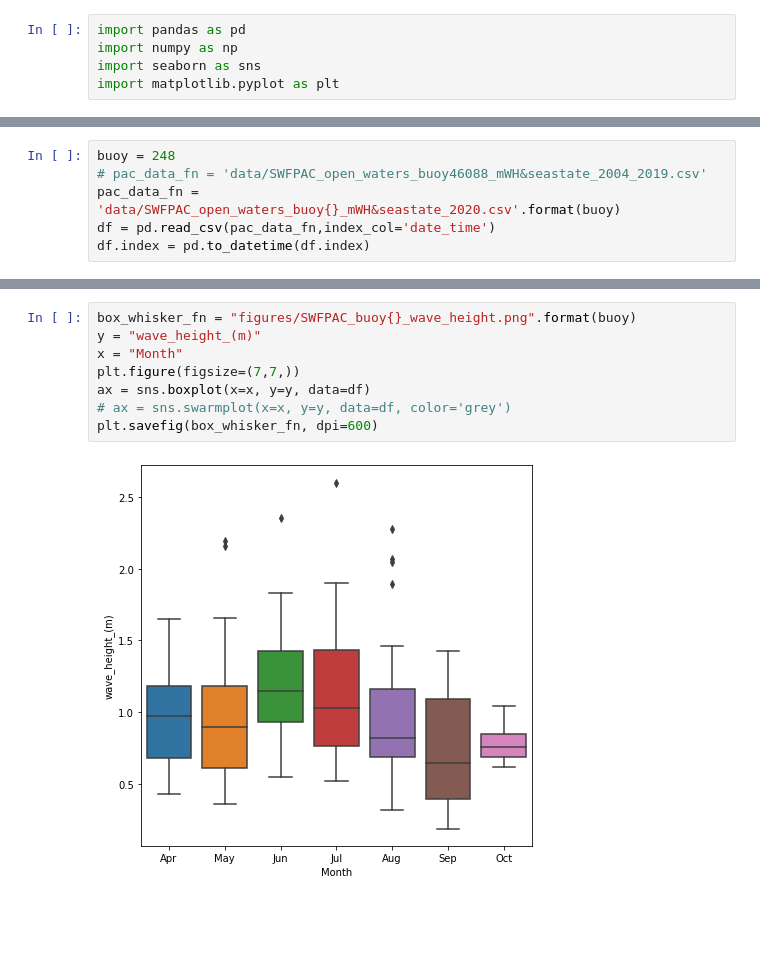
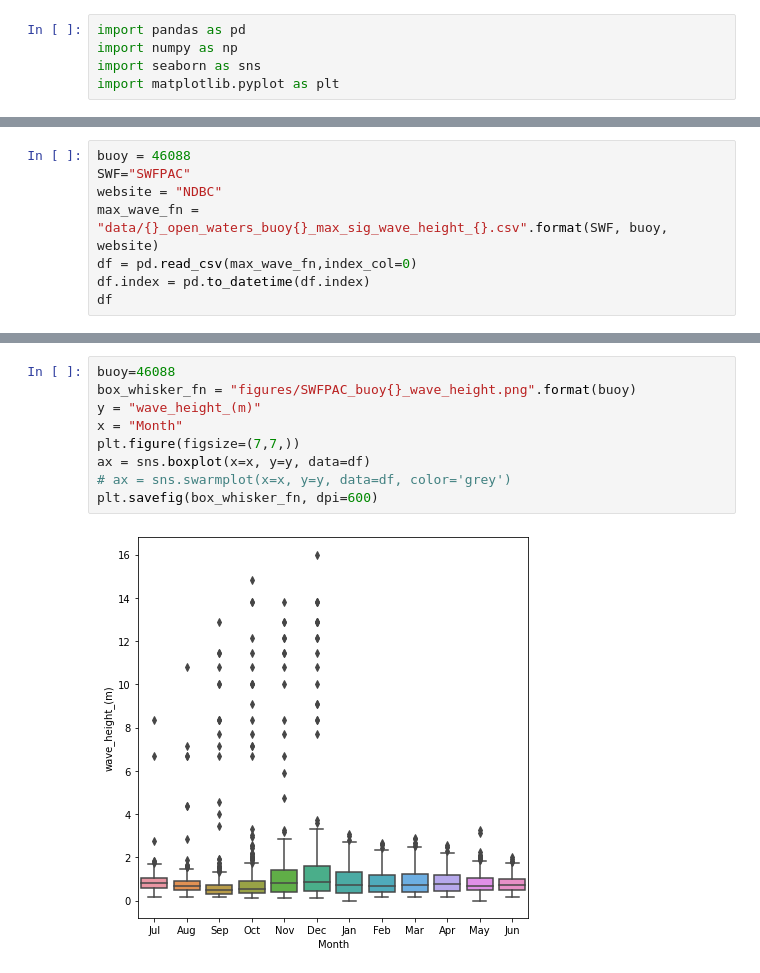
Before and after one commit to sarmstr5/NOAA_NDBC_weather_pull, a Jupyter notebook: West_Coast_whisker_box_plot.ipynb, the cells around one changed output, grey strips where cells are left out. Drawn from its saved outputs; the diff is of its cells as text; blank space fills up the shorter version.

```diff
--- a/West_Coast_whisker_box_plot.ipynb
+++ b/West_Coast_whisker_box_plot.ipynb
@@ -6,6 +28,8 @@ import matplotlib.pyplot as plt
 # %%
-buoy = 248
-# pac_data_fn = 'data/SWFPAC_open_waters_buoy46088_mWH&seastate_2004_2019.csv'
-pac_data_fn = 'data/SWFPAC_open_waters_buoy{}_mWH&seastate_2020.csv'.format(buoy)
-df = pd.read_csv(pac_data_fn,index_col='date_time')
+buoy = 46088
+SWF="SWFPAC"
+website = "NDBC"
+max_wave_fn = "data/{}_open_waters_buoy{}_max_sig_wave_height_{}.csv".format(SWF, buoy, website)
+df = pd.read_csv(max_wave_fn,index_col=0)
 df.index = pd.to_datetime(df.index)
+df
@@ -42,10 +151,11 @@ df
 # %%
+buoy=46088
 box_whisker_fn = "figures/SWFPAC_buoy{}_wave_height.png".format(buoy)
 y = "wave_height_(m)"
 x = "Month"
 plt.figure(figsize=(7,7,))
 ax = sns.boxplot(x=x, y=y, data=df)
 # ax = sns.swarmplot(x=x, y=y, data=df, color='grey')
 plt.savefig(box_whisker_fn, dpi=600)
 # %% [output]
-[figure, old version]
+[figure, new version]
```
Also changed, not shown: parts of 9 cells of this notebook, 11 other files.
